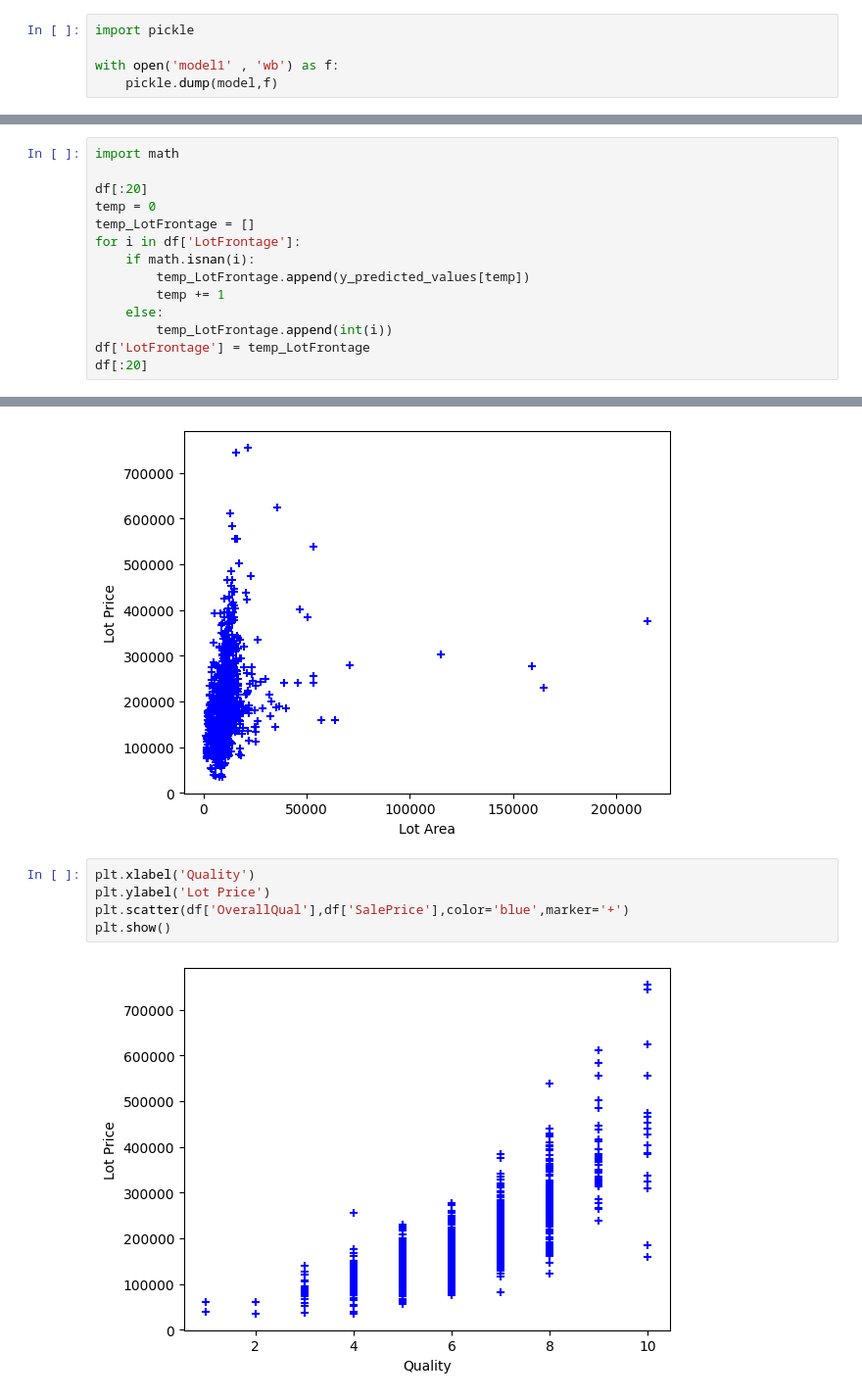
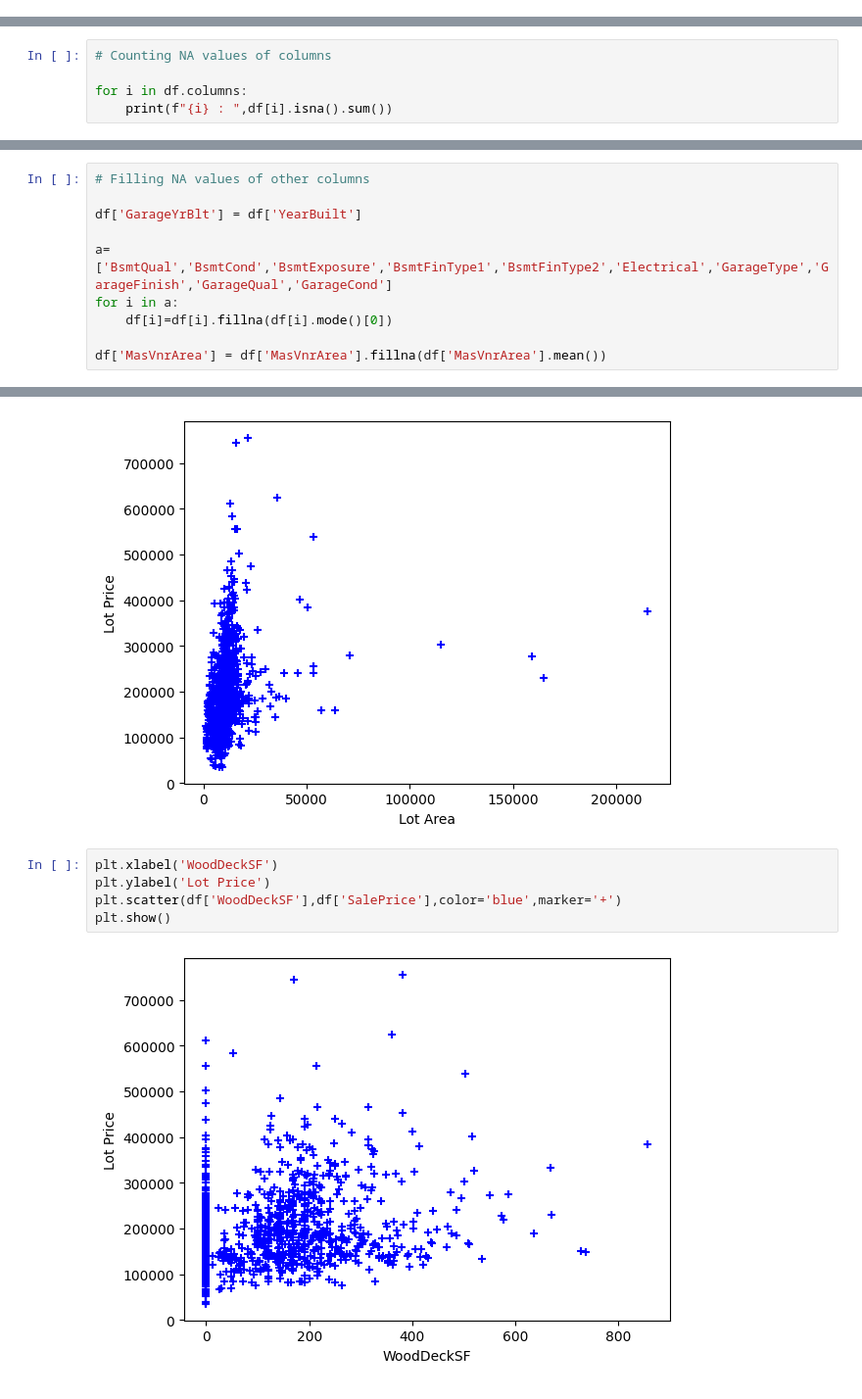
Before and after one commit to IshanKamboj/PclubSpringCamp, a Jupyter notebook: housePricePredictor.ipynb, the cells around one changed output, grey strips where cells are left out. Shown: that part at 98% size. Drawn from its saved outputs; the diff is of its cells as text.

Commit message:
Changed the model

```diff
--- a/housePricePredictor.ipynb
+++ b/housePricePredictor.ipynb
@@ -72,5 +49,0 @@ model.score(x_test,y_test)
-# %%
-import pickle
-
-with open('model1' , 'wb') as f:
-    pickle.dump(model,f)
@@ -92,14 +49,0 @@ y_predicted_values = np.array(y_predicted_values).flatten()
-# %%
-import math
-
-df[:20]
-temp = 0
-temp_LotFrontage = []
-for i in df['LotFrontage']:
-    if math.isnan(i):
-        temp_LotFrontage.append(y_predicted_values[temp])
-        temp += 1
-    else:
-        temp_LotFrontage.append(int(i))
-df['LotFrontage'] = temp_LotFrontage
-df[:20]
@@ -127,0 +50,5 @@ df['GarageYrBlt'] = df['YearBuilt']
+# %%
+# Counting NA values of columns
+
+for i in df.columns:
+    print(f"{i} : ",df[i].isna().sum())
@@ -128,3 +73,13 @@ df['GarageYrBlt'] = df['YearBuilt']
+# %%
+# Filling NA values of other columns
+
+df['GarageYrBlt'] = df['YearBuilt']
+
+a=['BsmtQual','BsmtCond','BsmtExposure','BsmtFinType1','BsmtFinType2','Electrical','GarageType','GarageFinish','GarageQual','GarageCond']
+for i in a:
+    df[i]=df[i].fillna(df[i].mode()[0])
+
+df['MasVnrArea'] = df['MasVnrArea'].fillna(df['MasVnrArea'].mean())
 # %%
 # The Dataframe is now mainly ready to be used
 
@@ -136,9 +91,9 @@ plt.show()
 # %% [output]
 [figure]
 # %%
-plt.xlabel('Quality')
+plt.xlabel('WoodDeckSF')
 plt.ylabel('Lot Price')
-plt.scatter(df['OverallQual'],df['SalePrice'],color='blue',marker='+')
+plt.scatter(df['WoodDeckSF'],df['SalePrice'],color='blue',marker='+')
 plt.show()
 # %% [output]
-[figure, old version]
+[figure, new version]
```
Also changed, not shown: parts of 18 cells of this notebook.
